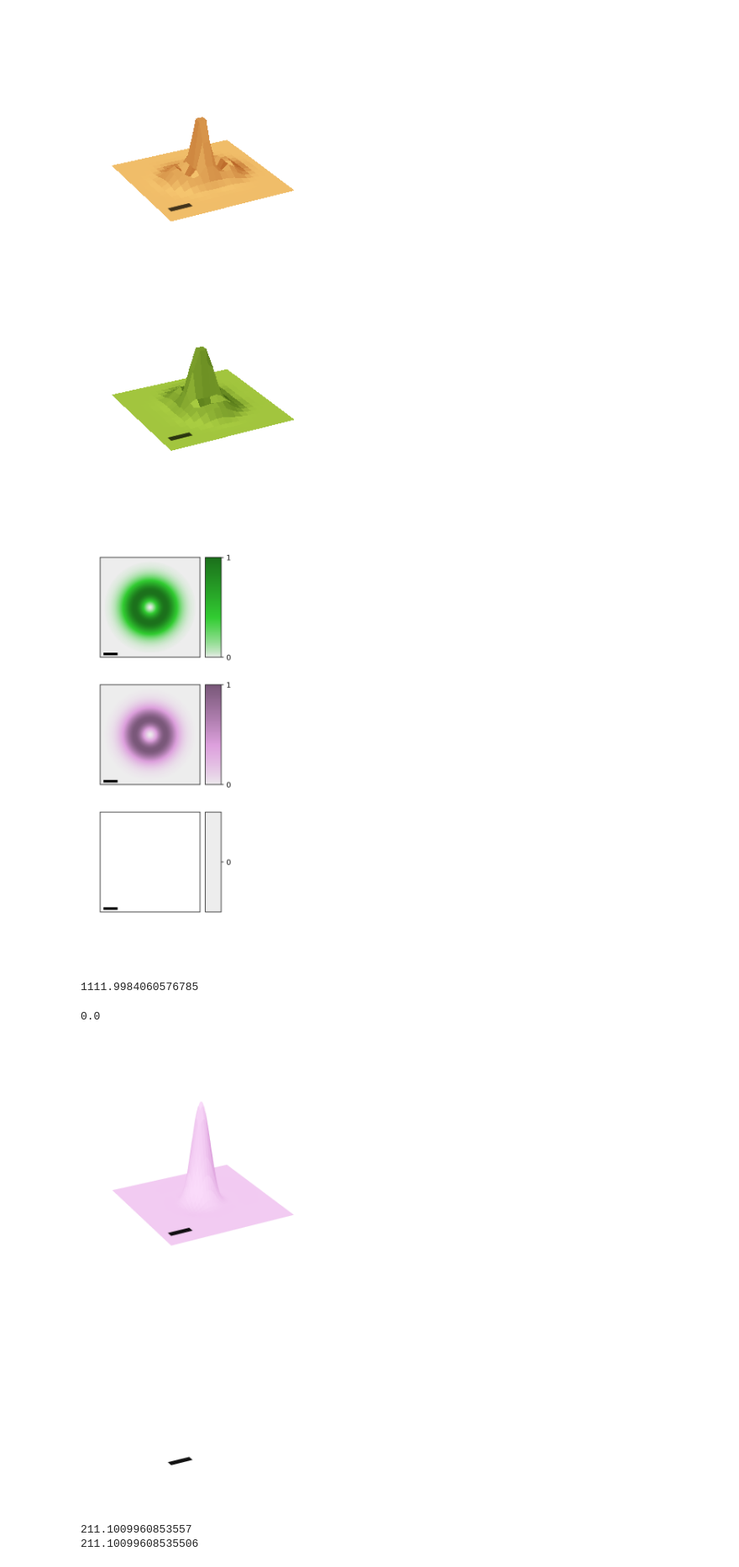
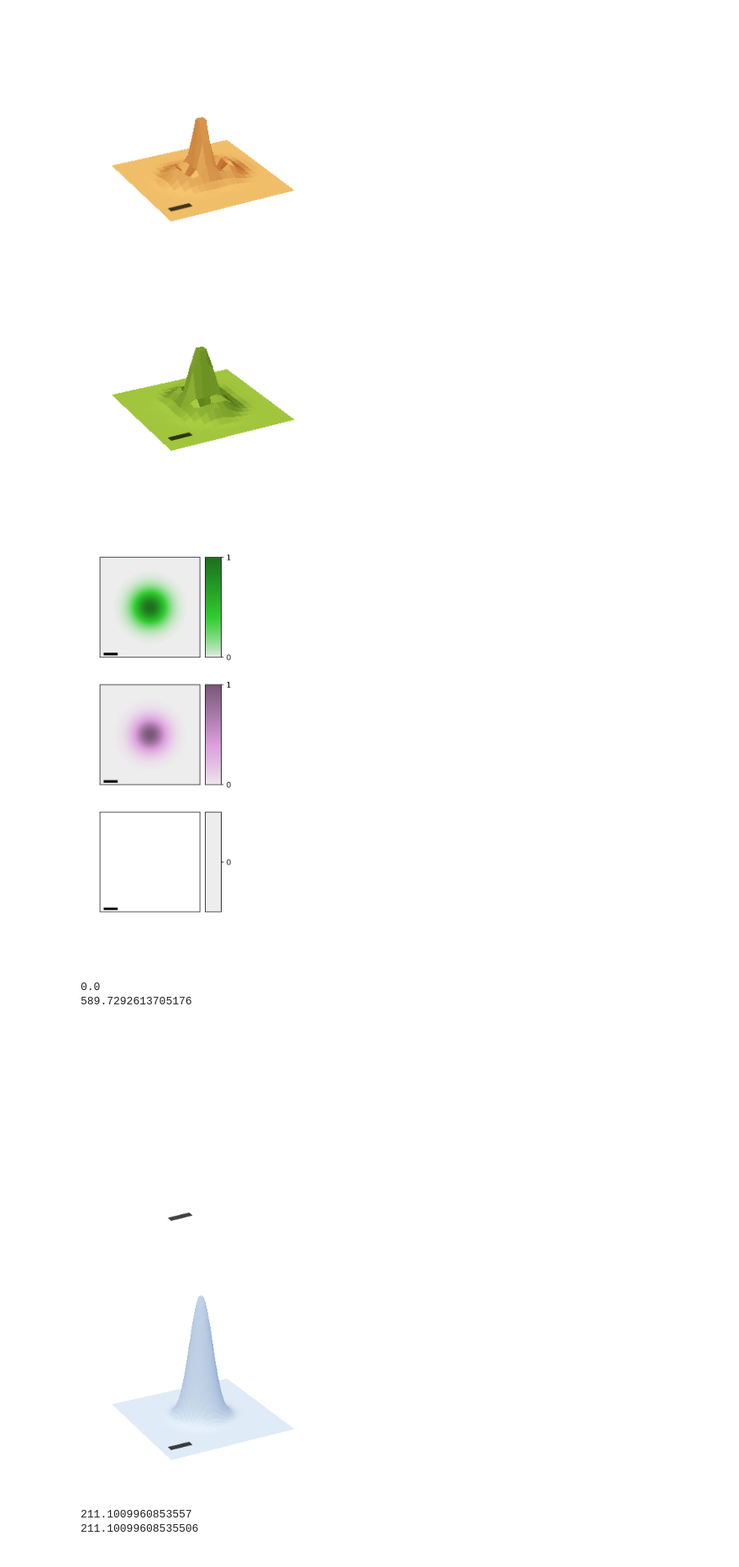
Before and after one commit to Liubroke13/Main_code, a Jupyter notebook: exciton_wavepacket/exciton_wavepacket.ipynb, the cells around one changed output. Shown at 84% size. Saved outputs shown, nothing was run; the diff lists cells and outputs as text; code cells hidden in the pictures.

```diff
--- a/exciton_wavepacket/exciton_wavepacket.ipynb
+++ b/exciton_wavepacket/exciton_wavepacket.ipynb
@@ -160,8 +152,8 @@ l = 0
 p=0
 fig, ax = plt.subplots(3, 1, figsize=(3*1, 3*3), constrained_layout=False, dpi=80)
 
-qx = np.linspace(-0.25*Q_c, 0.25*Q_c, 20)
-qy = np.linspace(-0.25*Q_c, 0.25*Q_c, 20)
+qx = np.linspace(-0.25*Q_c, 0.25*Q_c, 50)
+qy = np.linspace(-0.25*Q_c, 0.25*Q_c, 50)
 QX, QY = np.meshgrid(qx, qy)
 phiQ = np.arctan2(QY, QX)
 Q = np.sqrt(QX**2+QY**2)
@@ -346,13 +338,13 @@ def matrixelement(ex, sigma, l, Q, phiQ):
 
     return matrix
 
+def fun1(ex, sigma, l, Q, phiQ, R, phiR):
+    y = matrixelement(ex, sigma, l, Q, phiQ) * np.exp(complex(0,1)*Q*np.cos(phiQ)*R*np.cos(phiR)) * np.exp(complex(0,1)*Q*np.sin(phiQ)*R*np.sin(phiR))* Q
+    return y
+
 # def fun1(ex, sigma, l, Q, phiQ, R, phiR):
-#     y = matrixelement(ex, sigma, l, Q, phiQ) * np.exp(complex(0,1)*Q*np.cos(phiQ)*R*np.cos(phiR)) * np.exp(complex(0,1)*Q*np.sin(phiQ)*R*np.sin(phiR))*Q
+#     y = matrixelement(ex, sigma, l, Q, phiQ) * np.exp(complex(0,1)*Q*np.cos(phiQ)*R*np.cos(phiR)) * np.exp(complex(0,1)*Q*np.sin(phiQ)*R*np.sin(phiR)) * Q * np.exp(-complex(0,1)*phiQ)
 #     return y
-
-def fun1(ex, sigma, l, Q, phiQ, R, phiR):
-    y = matrixelement(ex, sigma, l, Q, phiQ) * np.exp(complex(0,1)*Q*np.cos(phiQ)*R*np.cos(phiR)) * np.exp(complex(0,1)*Q*np.sin(phiQ)*R*np.sin(phiR)) * Q * np.exp(-complex(0,1)*phiQ)
-    return y
 
 def fs1(ex, sigma, l, Q, R, phiR):
     max = 2*np.pi
@@ -378,9 +370,9 @@ def fs2(ex, sigma, l, R, phiR):
 # %%
 # betalpha = np.array([[0, 0], [np.pi, 0], [np.pi/2, 0], [np.pi/2, np.pi]])
 sigma = 1
-l = 1
+l = 0
 p = 0
-fig, ax = plt.subplots(3, 1, figsize=(3*1, 3*3), constrained_layout=False, dpi=500)
+fig, ax = plt.subplots(3, 1, figsize=(3*1, 3*3), constrained_layout=False, dpi=150)
 
 qx = np.linspace(-Q_c/np.sqrt(2), Q_c/np.sqrt(2), 500)
 qy = np.linspace(-Q_c/np.sqrt(2), Q_c/np.sqrt(2), 500)
@@ -490,18 +482,18 @@ for idx in range(3):
 # Because axes_grid1 locks layout spaces, we widen the right margin layout edge
 # from 0.90 to 0.85 to make sure the colorbars fit beautifully
 # %% [output]
-[figure, old version]
+[figure, new version]
 # %%
 # betalpha = np.array([[0, 0], [np.pi, 0], [np.pi/2, 0], [np.pi/2, np.pi]])
-sigma=1
-l = 1
+sigma=-1
+l = 0
 
 fig, ax = plt.subplots(2, 1, figsize=(3*1, 3*2),
                        subplot_kw={'projection': '3d'},
-                       constrained_layout=False, dpi=500)
+                       constrained_layout=False, dpi=120)
 
-x = np.linspace(-3*W, 3*W, 500)
-y = np.linspace(-3*W, 3*W, 500)
+x = np.linspace(-3*W, 3*W, 50)
+y = np.linspace(-3*W, 3*W, 50)
 X, Y = np.meshgrid(x, y)
 phiR = np.arctan2(Y, X)
 R = np.sqrt(X**2+Y**2)
@@ -545,36 +537,36 @@ for ex in range(2):
     maximum = np.max(np.abs(fs2(mode_name, sigma, 2, R, phiR))**2)
     z_norm = 0.35*(data / np.max(maximum))
     print(maximum)
 
     # Create the light source
     ls = LightSource(azdeg=315, altdeg=65)
 
     # Use a custom colormap based on your single color
     cmap = get_single_color_map(color_base)
 
     # Shade the surface (vert_exag controls how "sharp" the shadows look)
     rgb = ls.shade(z_norm, cmap=cmap, vert_exag=50, blend_mode='soft')
 
     # Plot using facecolors
     ax[ex].plot_surface(X, Y, z_norm,
                         facecolors=rgb,
                         linewidth=0,
                         antialiased=False,
                         shade=False,
                         zorder=2) # Manual shading is active
 
 n=np.linspace(min(x), min(x)+W, 10)
 m=np.linspace(min(y), min(y)+0.3*W, 10)
 n, m = np.meshgrid(n, m)
 ax[0].plot_surface(n, m, n*0+m*0+0.1, linewidth=0, color='k', zorder=0)
 ax[1].plot_surface(n, m, n*0+m*0+0.1, linewidth=0, color='k', zorder=0)
 # fig.subplots_adjust(left=0.075, bottom=0.1, right=0.9, top=0.9, wspace=0, hspace=0.06 )
 plt.tight_layout()
 plt.show()
 # %% [output]
-1111.9984060576785
+0.0
+589.7292613705176
-0.0
-[figure, old version]
+[figure, new version]
 # %%
 def Factorial(n):
     f=1
```
Also changed, not shown: parts of 5 cells of this notebook, 34 other files.
